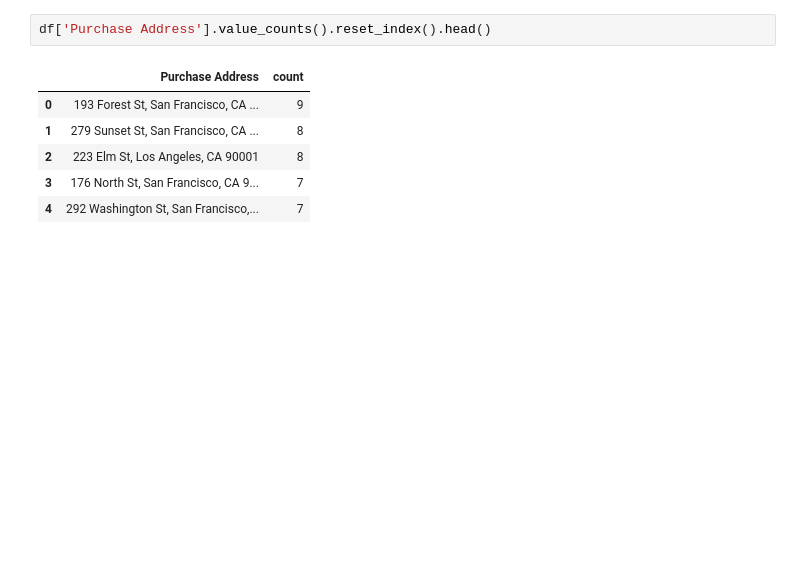
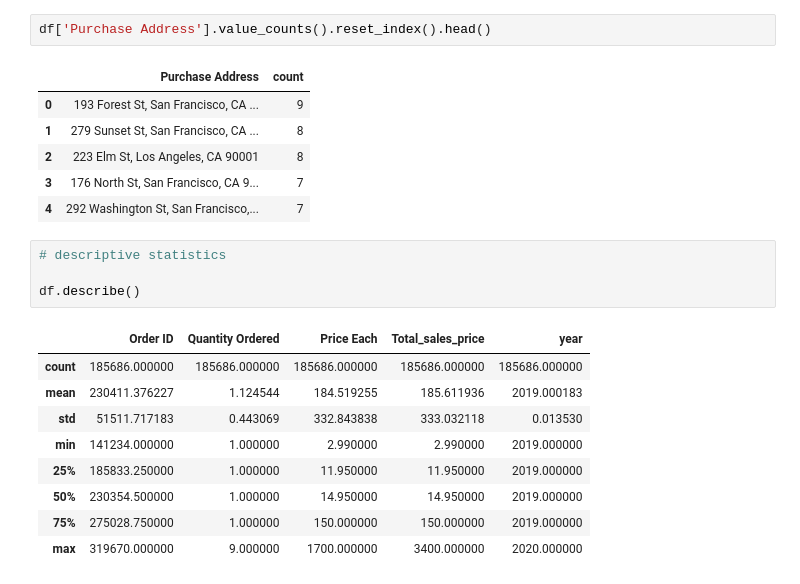
Before and after one commit to steve1-1269/sales-data-analysis, a Jupyter notebook: main.ipynb, the cells around one changed output. Drawn from its saved outputs; the diff is of its cells as text; blank space fills up the shorter version.

Commit message:
added descriptive statistics

```diff
--- a/main.ipynb
+++ b/main.ipynb
@@ -757,3 +757,17 @@ df['Purchase Address'].value_counts().reset_index().head()
 | 2 | 223 Elm St, Los Angeles, CA 90001 | 8 |
 | 3 | 176 North St, San Francisco, CA 9... | 7 |
 | 4 | 292 Washington St, San Francisco,... | 7 |
+# %%
+# descriptive statistics
+
+df.describe()
+# %% [output]
+|  | Order ID | Quantity Ordered | Price Each | Total_sales_price | year |
+| count | 185686.000000 | 185686.000000 | 185686.000000 | 185686.000000 | 185686.000000 |
+| mean | 230411.376227 | 1.124544 | 184.519255 | 185.611936 | 2019.000183 |
+| std | 51511.717183 | 0.443069 | 332.843838 | 333.032118 | 0.013530 |
+| min | 141234.000000 | 1.000000 | 2.990000 | 2.990000 | 2019.000000 |
+| 25% | 185833.250000 | 1.000000 | 11.950000 | 11.950000 | 2019.000000 |
+| 50% | 230354.500000 | 1.000000 | 14.950000 | 14.950000 | 2019.000000 |
+| 75% | 275028.750000 | 1.000000 | 150.000000 | 150.000000 | 2019.000000 |
+| max | 319670.000000 | 9.000000 | 1700.000000 | 3400.000000 | 2020.000000 |
```
Also changed, not shown: parts of 3 cells of this notebook.
